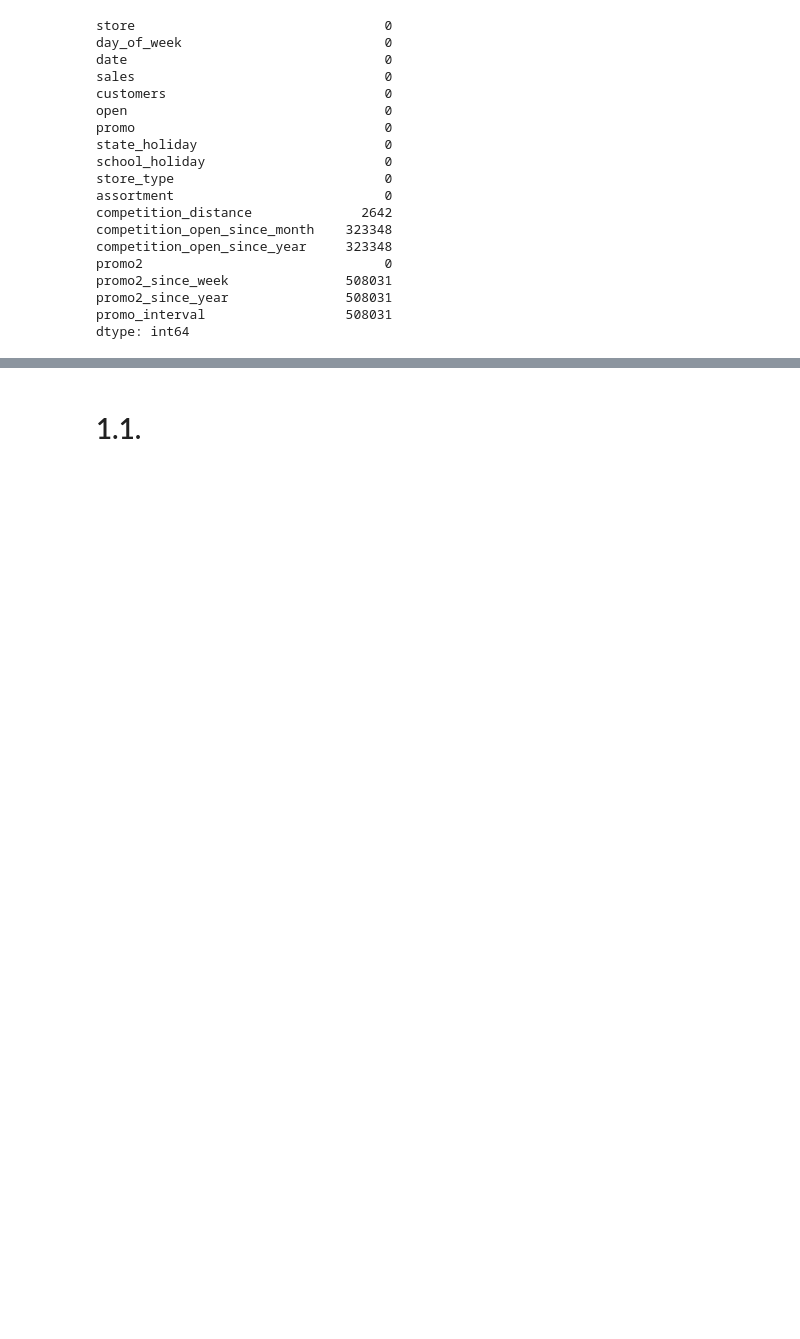
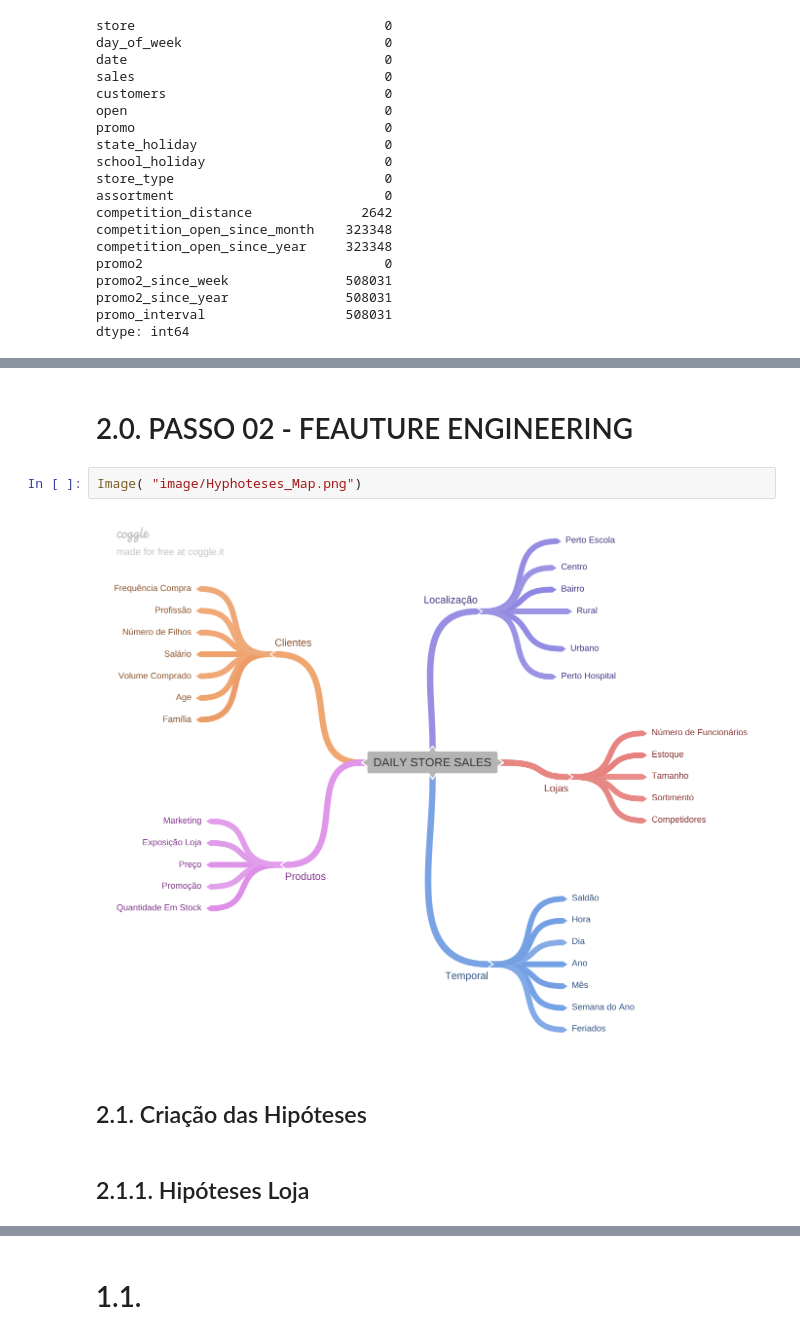
Before and after one commit to panambY/Rossmann_Store_Sale, a Jupyter notebook: m02_video01_stores_sales_prediction.ipynb, the cells around one changed output, grey strips where cells are left out. Cells and saved outputs as stored; diff of their text form; blank space fills up the shorter version.

```diff
--- a/m02_video01_stores_sales_prediction.ipynb
+++ b/m02_video01_stores_sales_prediction.ipynb
@@ -144,0 +329,10 @@ dtype: int64
+# %% [markdown]
+# 2.0. PASSO 02 - FEAUTURE ENGINEERING
+# %%
+Image( "image/Hyphoteses_Map.png")
+# %% [output]
+[figure, added]
+# %% [markdown]
+## 2.1. Criação das Hipóteses
+# %% [markdown]
+## 2.1.1. Hipóteses  Loja
```
Also changed, not shown: parts of 31 cells of this notebook, 1 other file.
